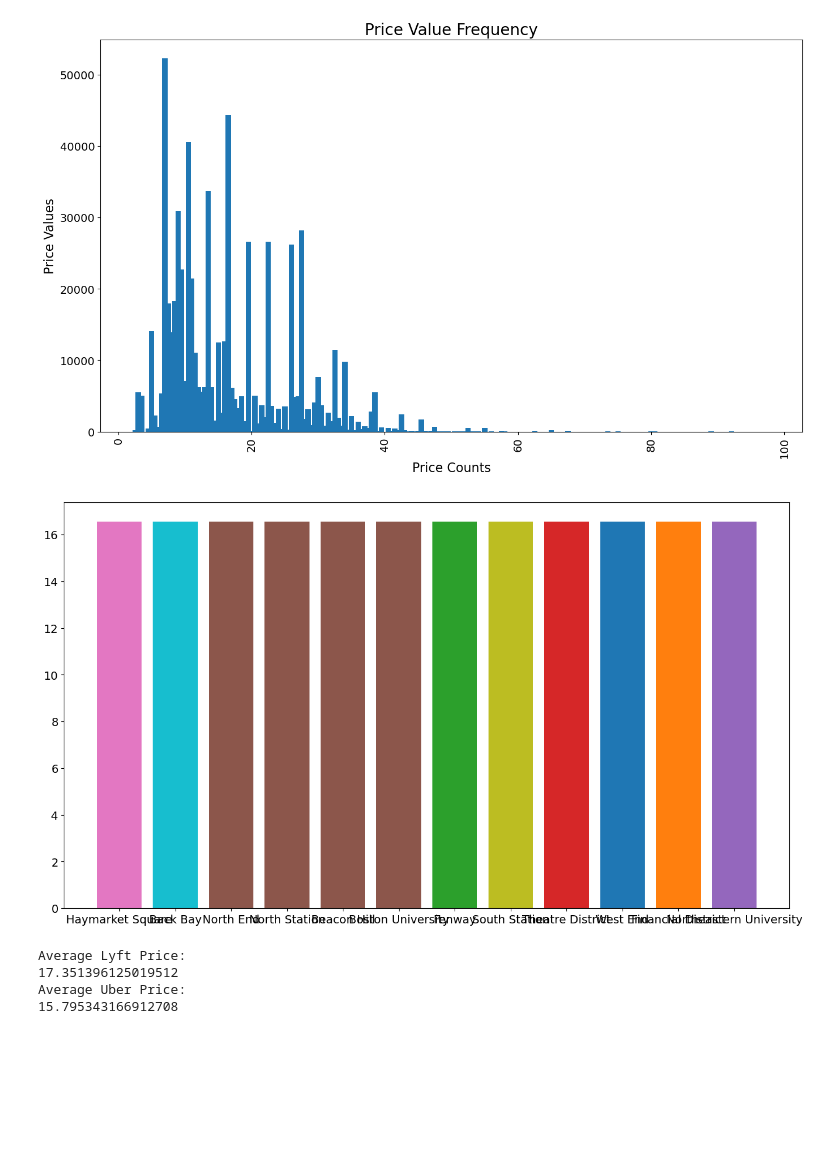
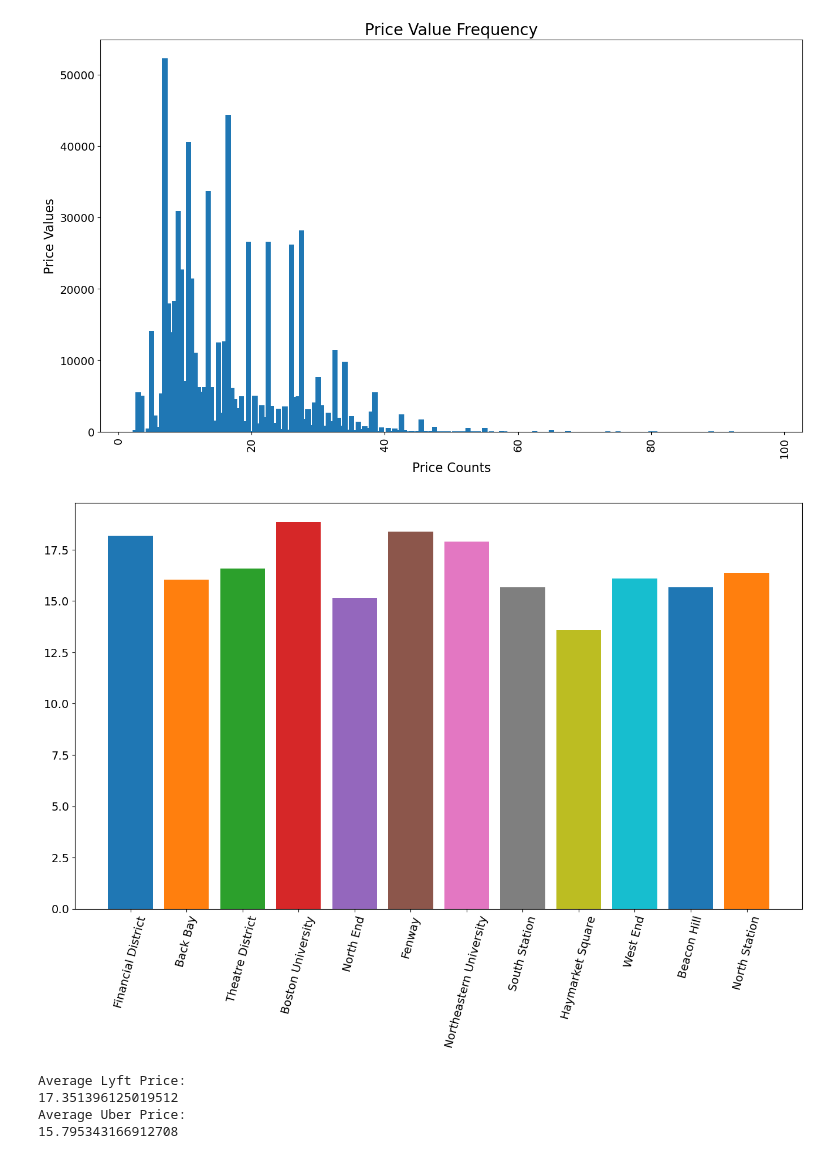
Before and after one commit to ellieshap/Data-Science-Midterm-Project, a Jupyter notebook: hw6.ipynb, the cells around one changed output. Cells and saved outputs as stored; diff of their text form; code cells hidden in the pictures; blank space fills up the shorter version.

```diff
--- a/hw6.ipynb
+++ b/hw6.ipynb
@@ -262,20 +262,17 @@ plt.title("Price Value Frequency")
 plt.show()
 # %% [output]
 [figure]
-# %%
-# looking at average prices for particular sources
-
-for source in data['source']:
-    avgPrice = np.mean(data['price'])
-    plt.bar(source, avgPrice)
-    #print('average price for ')
-    #print(source)
-    #print(' is: ')
-    #print(avgPrice)
-
-    #FIX
-# %% [output]
-[figure, removed]
+# %%
+# looking at average prices for particular sources
+
+places = ['Financial District', 'Back Bay', 'Theatre District', 'Boston University','North End', 'Fenway', 'Northeastern University', 'South Station', 'Haymarket Square', 'West End',  'Beacon Hill', 'North Station']
+for place in places:
+    cost = data[data['source']==place]
+    avgPrice= cost['price'].mean()
+    plt.bar(place, avgPrice)
+    plt.xticks(rotation=75)
+# %% [output]
+[figure, added]
 # %%
 # comparing average uber vs lyft price
 
```
Also changed, not shown: parts of 4 cells of this notebook.
